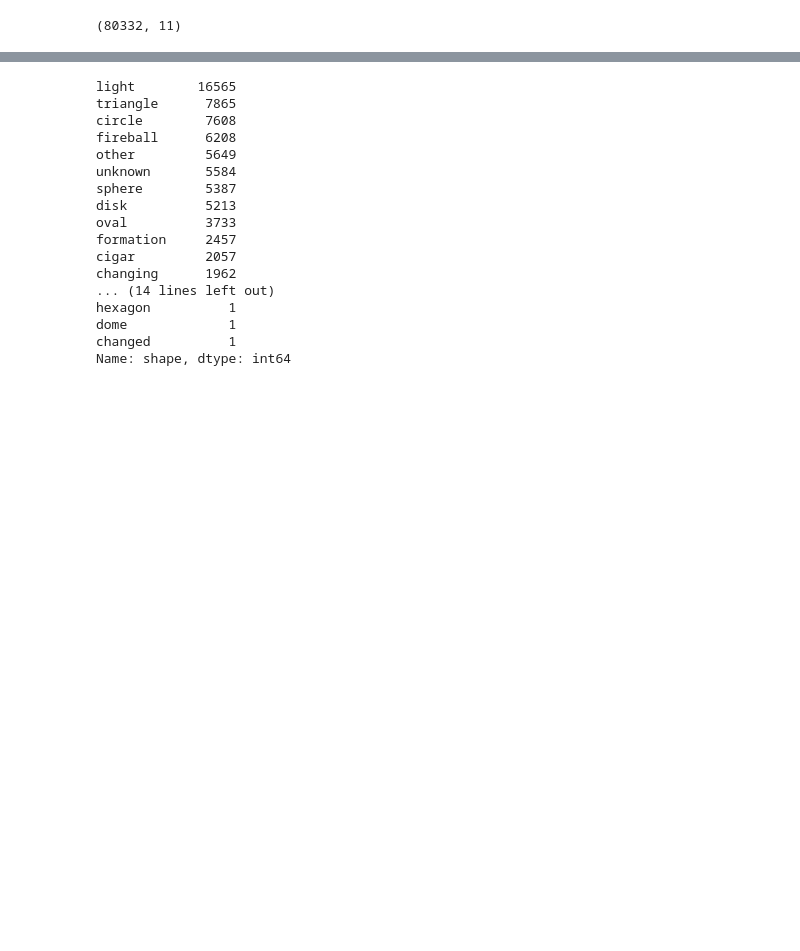
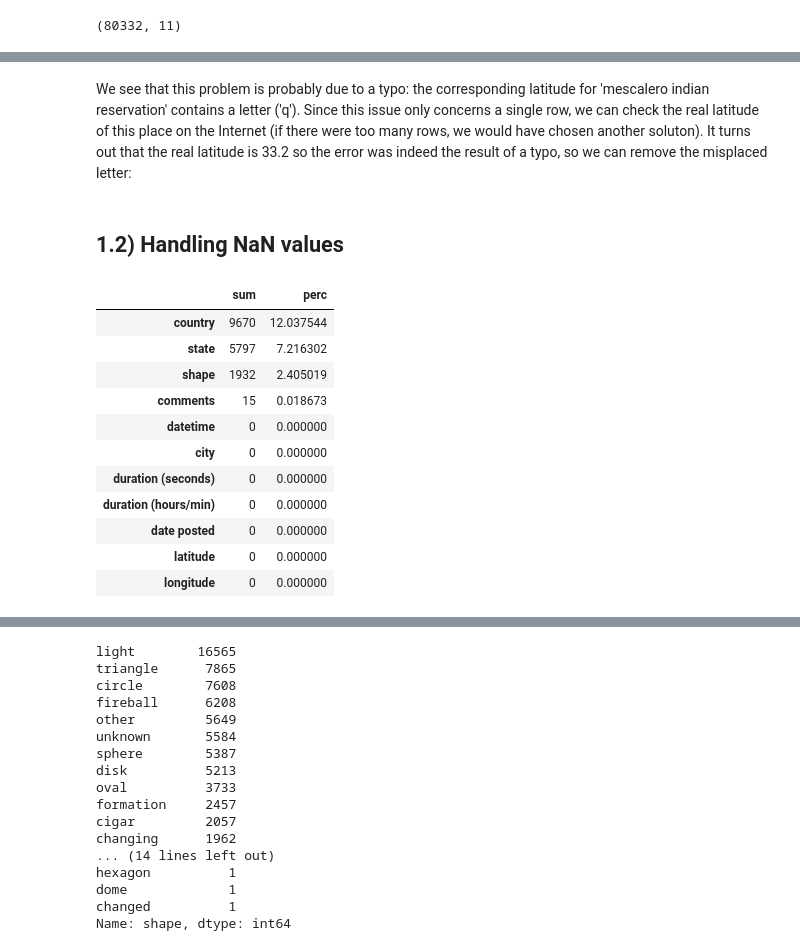
Before and after one commit to JulesBrable/UFO, a Jupyter notebook: begining.ipynb, the cells around one changed output, grey strips where cells are left out. Drawn from its saved outputs; the diff is of its cells as text; code cells hidden in the pictures; blank space fills up the shorter version.

```diff
--- a/begining.ipynb
+++ b/begining.ipynb
@@ -22,0 +71,2 @@ df.shape
+# %% [markdown]
+We see that this problem is probably due to a typo: the corresponding latitude for 'mescalero indian reservation' contains a letter ('q'). Since this issue only concerns a single row, we can check the real latitude of this place on the Internet (if there were too many rows, we would have chosen another soluton). It turns out that the real latitude is 33.2 so the error was indeed the result of a typo, so we can remove the misplaced letter:
@@ -22,0 +76,25 @@ df.shape
+# %% [markdown]
+## 1.2) Handling NaN values
+# %%
+def count_na(df: pd.DataFrame) -> pd.DataFrame:
+
+    """Returns the sum and percentage of NaN values for each column of a given dataframe"""
+
+    return pd.DataFrame({'sum': df.isna().sum(),
+                         'perc': df.isna().sum() * 100 / len(df)}).sort_values(by='perc',
+                                                                               ascending=False)
+# %%
+count_na(df)
+# %% [output]
+|  | sum | perc |
+| country | 9670 | 12.037544 |
+| state | 5797 | 7.216302 |
+| shape | 1932 | 2.405019 |
+| comments | 15 | 0.018673 |
+| datetime | 0 | 0.000000 |
+| city | 0 | 0.000000 |
+| duration (seconds) | 0 | 0.000000 |
+| duration (hours/min) | 0 | 0.000000 |
+| date posted | 0 | 0.000000 |
+| latitude | 0 | 0.000000 |
+| longitude | 0 | 0.000000 |
```
Also changed, not shown: parts of 78 cells of this notebook.
